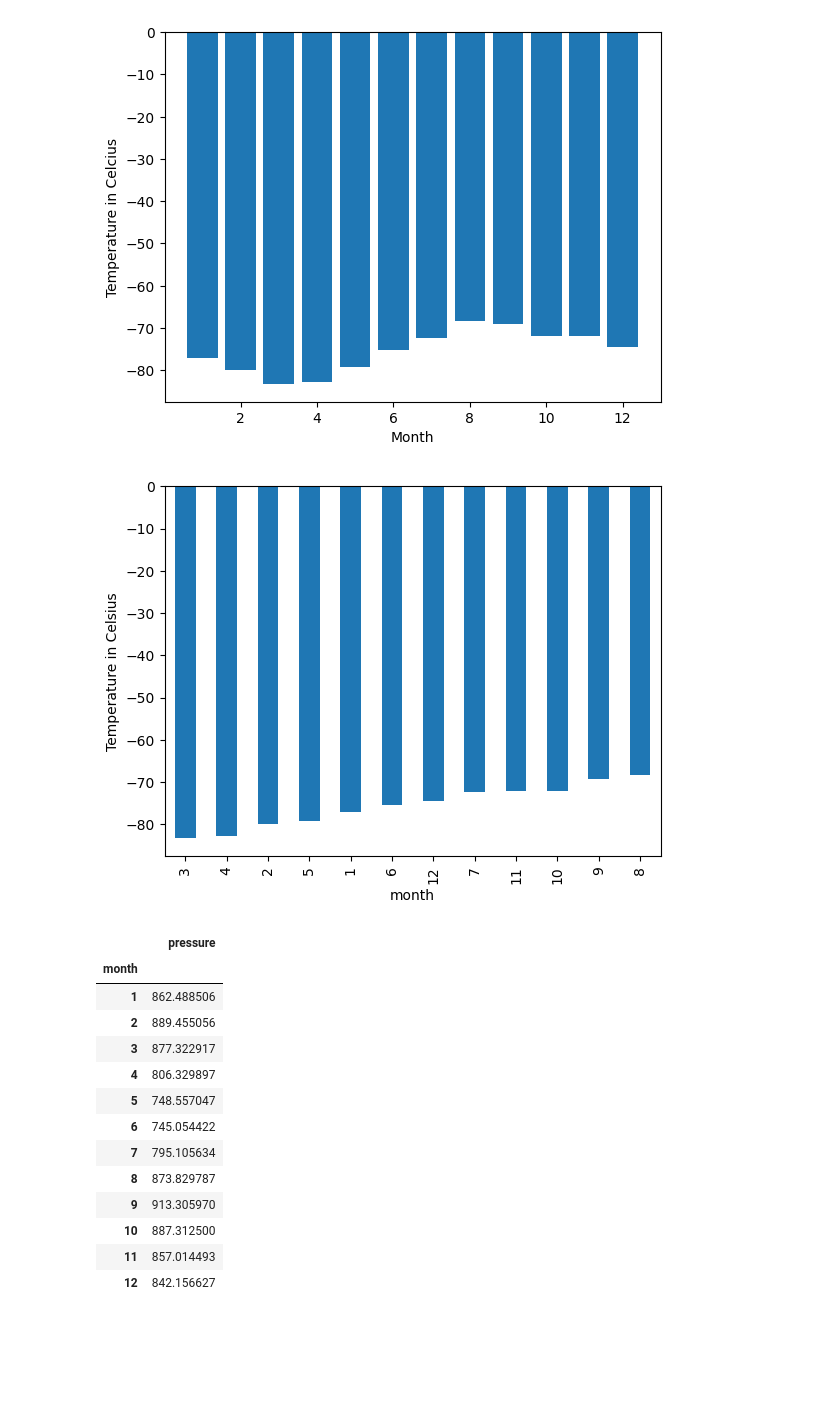
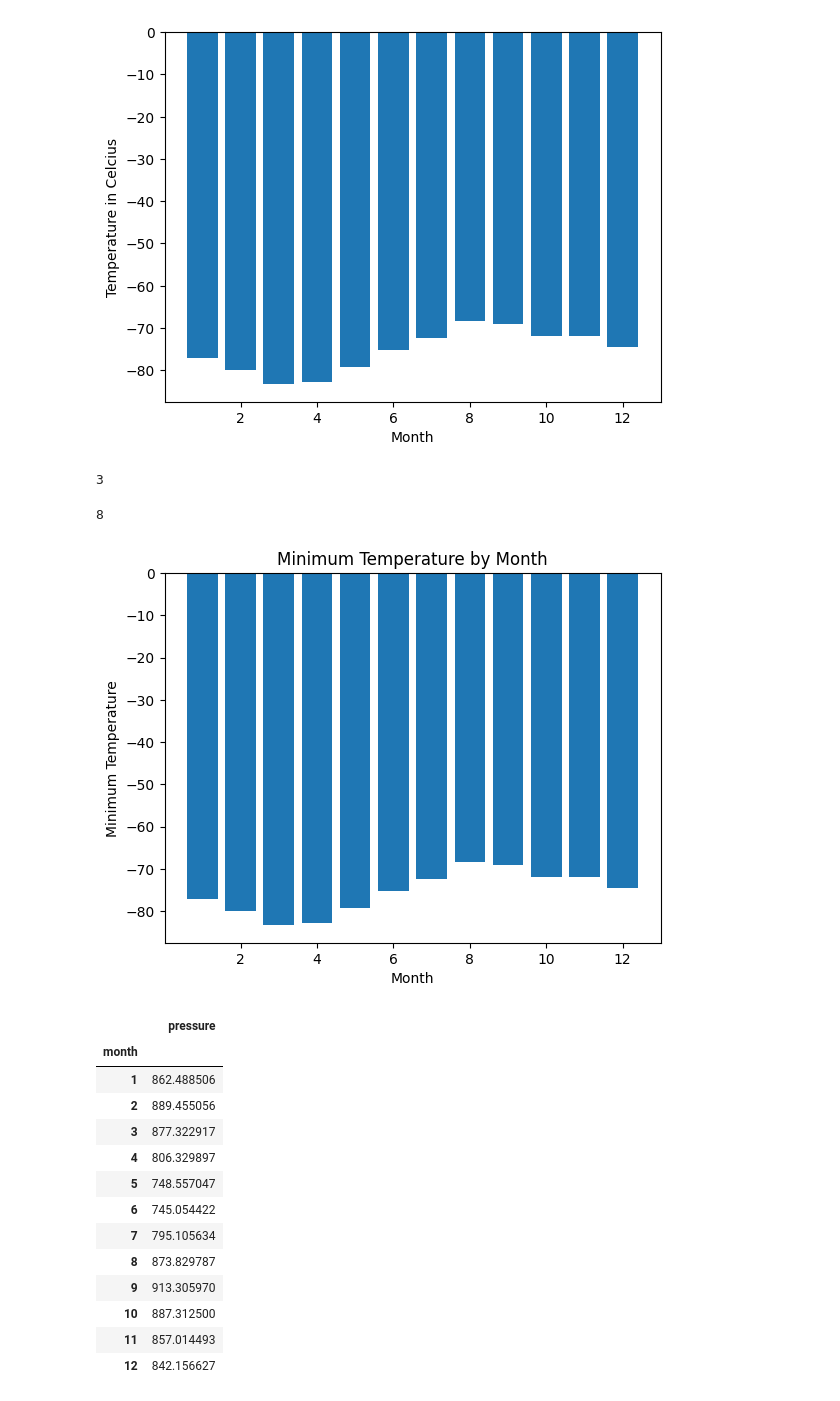
Before and after one commit to echac555/datacollection_challenge, a Jupyter notebook: part_2_mars_weather.ipynb, the cells around one changed output. Drawn from its saved outputs; the diff is of its cells as text; code cells hidden in the pictures; blank space fills up the shorter version.

```diff
--- a/part_2_mars_weather.ipynb
+++ b/part_2_mars_weather.ipynb
@@ -220,8 +220,39 @@ plt.show()
 [figure]
 # %%
 # Identify the coldest and hottest months in Curiosity's location
+coldest_month = mars_avg_low_temp['min_temp'].idxmin()
+hottest_month = mars_avg_low_temp['min_temp'].idxmax()
-# %% [output]
-[figure, removed]
+# %%
+coldest_month
+# %% [output]
+3
+# %%
+hottest_month
+# %% [output]
+8
+# %%
+# Convert DataFrame to lists
+months = mars_avg_low_temp.index
+min_temps = mars_avg_low_temp["min_temp"]
+
+# Sort data by month in ascending order
+sorted_data = sorted(zip(months, min_temps))
+
+# Unpack sorted data
+sorted_months, sorted_min_temps = zip(*sorted_data)
+
+# Create bar plot
+plt.bar(sorted_months, sorted_min_temps)
+
+# Add labels and title
+plt.xlabel("Month")
+plt.ylabel("Minimum Temperature")
+plt.title("Minimum Temperature by Month")
+
+# Show plot
+plt.show()
+# %% [output]
+[figure, added]
 # %%
 # 4. Average pressure by Martian month
 mars_avg_pressure=mars_df[["month", "pressure"]]
```
Also changed, not shown: parts of 3 cells of this notebook, 2 other files.
